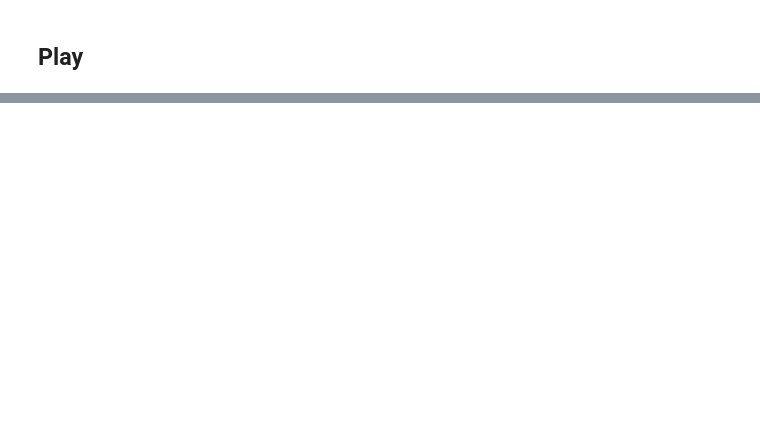
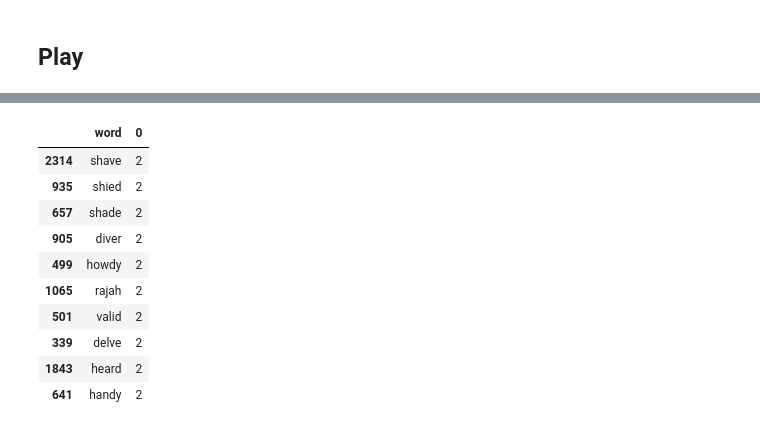
Before and after one commit to chrischow/wordle_solver, a Jupyter notebook: notebooks/play_wordle.ipynb, the cells around one changed output, grey strips where cells are left out. Saved outputs shown, nothing was run; the diff lists cells and outputs as text; code cells hidden in the pictures; blank space fills up the shorter version.

```diff
--- a/notebooks/play_wordle.ipynb
+++ b/notebooks/play_wordle.ipynb
@@ -90,0 +122,22 @@ game.optimisations['fb_entropy'].head(20)
+# %%
+t1 = pd.DataFrame(
+    wordle_answers.letter_d.gt(0).astype(int) + \
+    wordle_answers.letter_j.gt(0).astype(int) + \
+    wordle_answers.letter_h.gt(0).astype(int) + \
+    wordle_answers.letter_v.gt(0).astype(int))
+# %%
+t1.insert(0, 'word', wordle_answers.word)
+# %%
+t1.sort_values(0, ascending=False).head(10)
+# %% [output]
+|  | word | 0 |
+| 2314 | shave | 2 |
+| 935 | shied | 2 |
+| 657 | shade | 2 |
+| 905 | diver | 2 |
+| 499 | howdy | 2 |
+| 1065 | rajah | 2 |
+| 501 | valid | 2 |
+| 339 | delve | 2 |
+| 1843 | heard | 2 |
+| 641 | handy | 2 |
```
Also changed, not shown: parts of 10 cells of this notebook, 13 other files.
